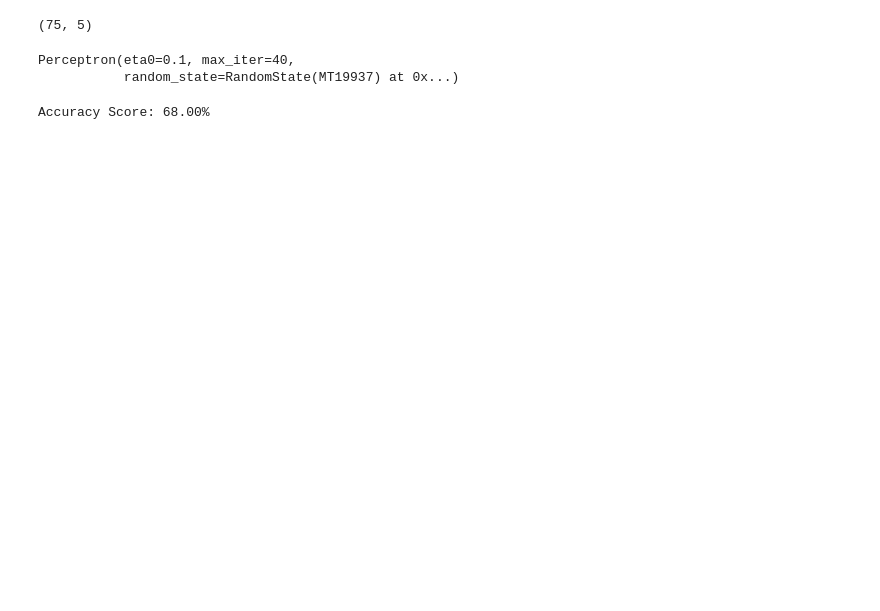
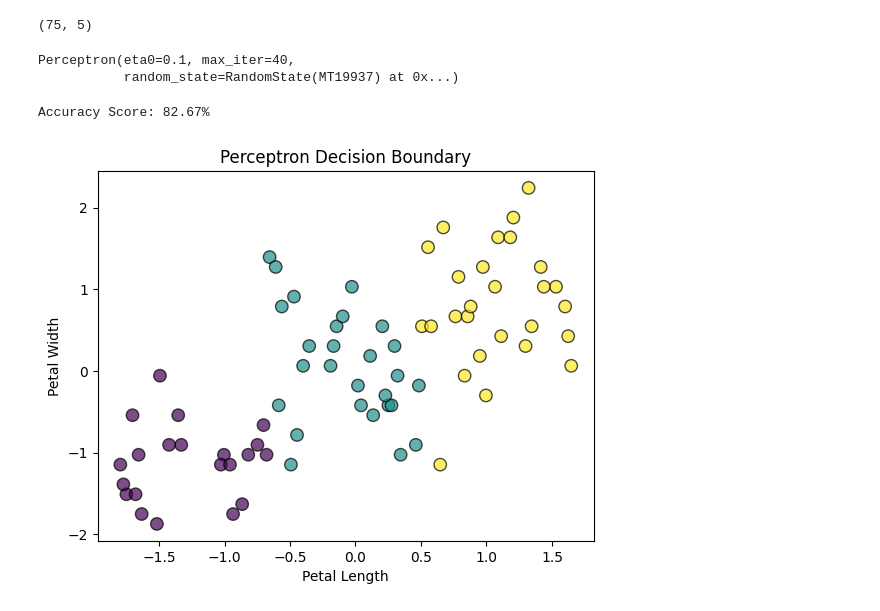
Before and after one commit to IsabelGayayan/Data-Mining, a Jupyter notebook: Neural_Networks.ipynb, the cells around one changed output. Saved outputs shown, nothing was run; the diff lists cells and outputs as text; code cells hidden in the pictures; blank space fills up the shorter version.

```diff
--- a/Neural_Networks.ipynb
+++ b/Neural_Networks.ipynb
@@ -52,9 +38,0 @@ filter = (df['SepalWidthCm'] > 7.9)
-# %%
-#check data types if theyre all in the same format
-from sklearn.preprocessing import LabelEncoder
-
-label_encod = LabelEncoder()
-for column in df.select_dtypes(include=['object']):
-  df[column]=label_encod.fit_transform(df[column])
-
-df.dtypes
@@ -94,6 +39,7 @@ print(scaled_data)
 # %%
-X = df.iloc[:, :-1].values
-y = df.iloc[:, -1].values
+# Separate features and labels
+X = df.iloc[:, :-1]
+y = df.iloc[:, -1]
 # %%
 # Split dataset
 from sklearn.model_selection import train_test_split
@@ -102,6 +48,12 @@ X_train, X_test, y_train, y_test = train_test_split(X, y, test_size = 0.5, rando
 X_train.shape
 # %% [output]
 (75, 5)
+# %%
+#standardize data
+from sklearn.preprocessing import StandardScaler
+scaler = StandardScaler()
+X_train = scaler.fit_transform(X_train)
+X_test = scaler.transform(X_test)
 # %%
 from pandas.core.common import random_state
 from sklearn.linear_model import Perceptron
@@ -126,4 +78,23 @@ from sklearn.metrics import accuracy_score
 #check accuracy score
 print("Accuracy Score: {0:.2f}%".format(accuracy_score(y_test,y_pred)*100))
 # %% [output]
-Accuracy Score: 68.00%
+Accuracy Score: 82.67%
+# %%
+#perceptron decision boundary plot
+def decision_boundary(X, y, perceptron_model):
+    #find min and max of petal length and width
+    x_min, x_max = X[:, 0].min() - 1, X[:, 0].max() + 1
+    y_min, y_max = X[:, 1].min() - 1, X[:, 1].max() + 1
+
+    plt.scatter(X[:, 0], X[:, 1], c=y, edgecolors='k', marker='o', s=80, alpha=0.7)
+
+    #set titles and labels
+    plt.xlabel("Petal Length")
+    plt.ylabel("Petal Width")
+    plt.title("Perceptron Decision Boundary")
+    plt.show()
+
+#print
+decision_boundary(X_train, y_train, perceptron_model)
+# %% [output]
+[figure, added]
```
Also changed, not shown: parts of 7 cells of this notebook.
